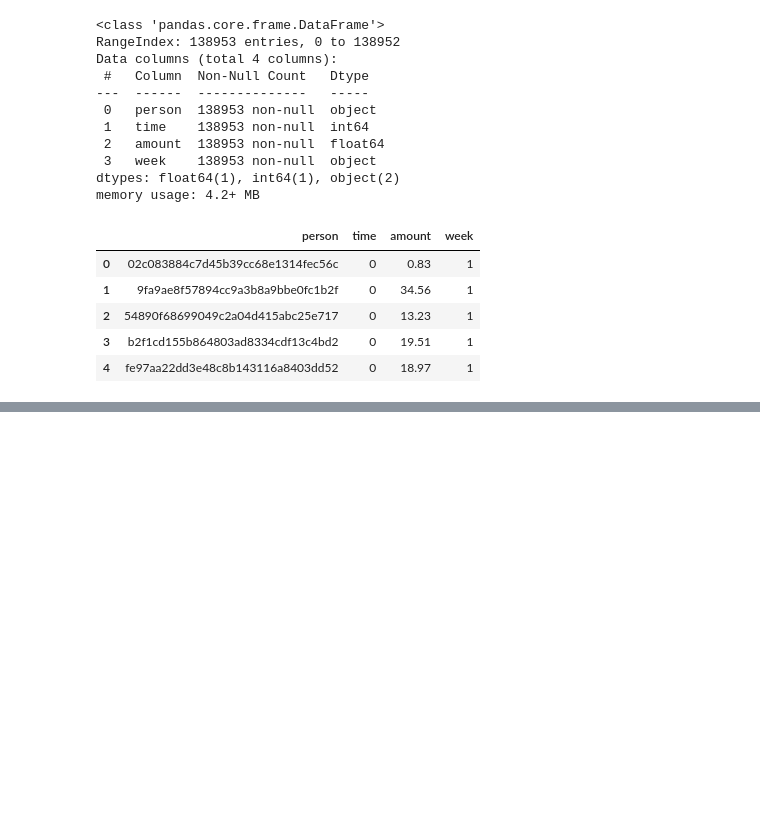
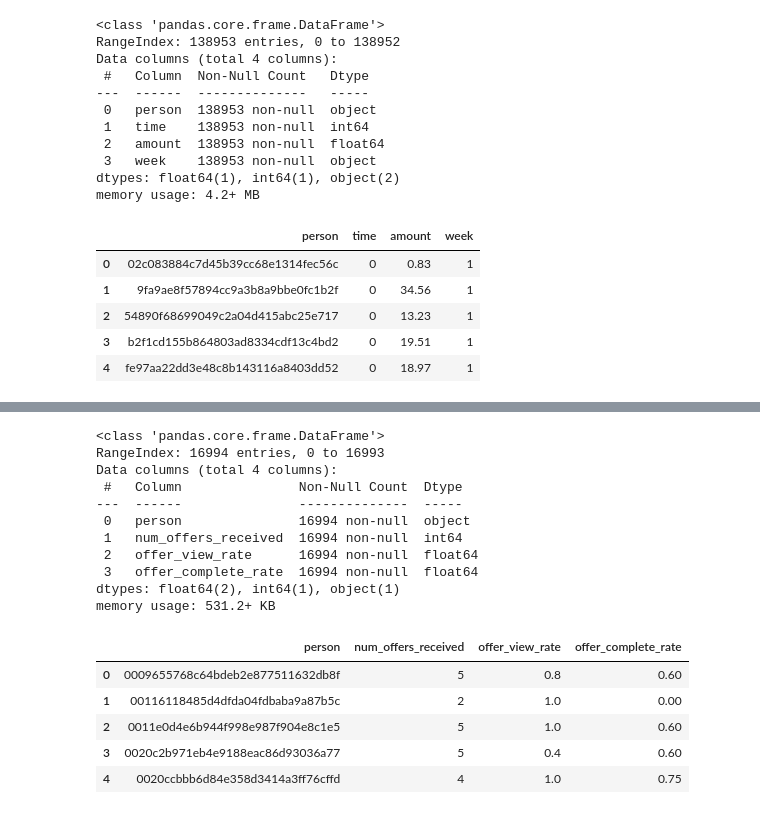
Before and after one commit to Nat-Han1999/BT4211-Starbucks, a Jupyter notebook: Data Processing/data_prep.ipynb, the cells around one changed output, grey strips where cells are left out. Drawn from its saved outputs; the diff is of its cells as text; code cells hidden in the pictures; blank space fills up the shorter version.

Commit message:
Modify data_prep file to calculate more metrics

```diff
--- a/Data Processing/data_prep.ipynb
+++ b/Data Processing/data_prep.ipynb
@@ -606,6 +606,38 @@ memory usage: 1.0+ MB
 | 2 | 0011e0d4e6b944f998e987f904e8c1e5 | 79.46 | 5 | [132, 252, 576, 642, 654] | 130.50 | 60 | 0.6 | 15.89 |
 | 3 | 0020c2b971eb4e9188eac86d93036a77 | 196.86 | 8 | [54, 66, 72, 144, 510, 540, 696, ... | 93.43 | 6 | 0.6 | 24.61 |
 | 4 | 0020ccbbb6d84e358d3414a3ff76cffd | 154.05 | 12 | [42, 222, 240, 276, 300, 378, 426... | 57.27 | 42 | 1.0 | 12.84 |
+# %%
+# Group by person id
+
+# Obtain number of offers received per person
+person_offers_df = offers_df.copy().groupby("person")["received_time"].count().reset_index(name="num_offers_received")
+# Obtain offer view and completion rate
+person_offers_view_complete_df = offers_df.copy().groupby("person")[["offer_viewed", "offer_completed"]].sum().reset_index()
+person_offers_df = person_offers_df.merge(person_offers_view_complete_df, on="person", how="left")
+person_offers_df["offer_view_rate"] = round(person_offers_df["offer_viewed"] / person_offers_df["num_offers_received"], 2)
+person_offers_df["offer_complete_rate"] = round(person_offers_df["offer_completed"] / person_offers_df["num_offers_received"], 2)
+person_offers_df = person_offers_df.drop(columns=["offer_viewed", "offer_completed"])
+
+person_offers_df.info()
+person_offers_df.head()
+# %% [output]
+<class 'pandas.core.frame.DataFrame'>
+RangeIndex: 16994 entries, 0 to 16993
+Data columns (total 4 columns):
+ #   Column               Non-Null Count  Dtype
+---  ------               --------------  -----
+ 0   person               16994 non-null  object
+ 1   num_offers_received  16994 non-null  int64
+ 2   offer_view_rate      16994 non-null  float64
+ 3   offer_complete_rate  16994 non-null  float64
+dtypes: float64(2), int64(1), object(1)
+memory usage: 531.2+ KB
+|  | person | num_offers_received | offer_view_rate | offer_complete_rate |
+| 0 | 0009655768c64bdeb2e877511632db8f | 5 | 0.8 | 0.60 |
+| 1 | 00116118485d4dfda04fdbaba9a87b5c | 2 | 1.0 | 0.00 |
+| 2 | 0011e0d4e6b944f998e987f904e8c1e5 | 5 | 1.0 | 0.60 |
+| 3 | 0020c2b971eb4e9188eac86d93036a77 | 5 | 0.4 | 0.60 |
+| 4 | 0020ccbbb6d84e358d3414a3ff76cffd | 4 | 1.0 | 0.75 |
 # %%
 # Merge with profile dataframe
 customer_profile_df = profile_df.copy()[["id", "became_member_on", "gender", "age", "income"]].rename(columns={"id": "person"})
```
Also changed, not shown: parts of 5 cells of this notebook, 1 other file.
